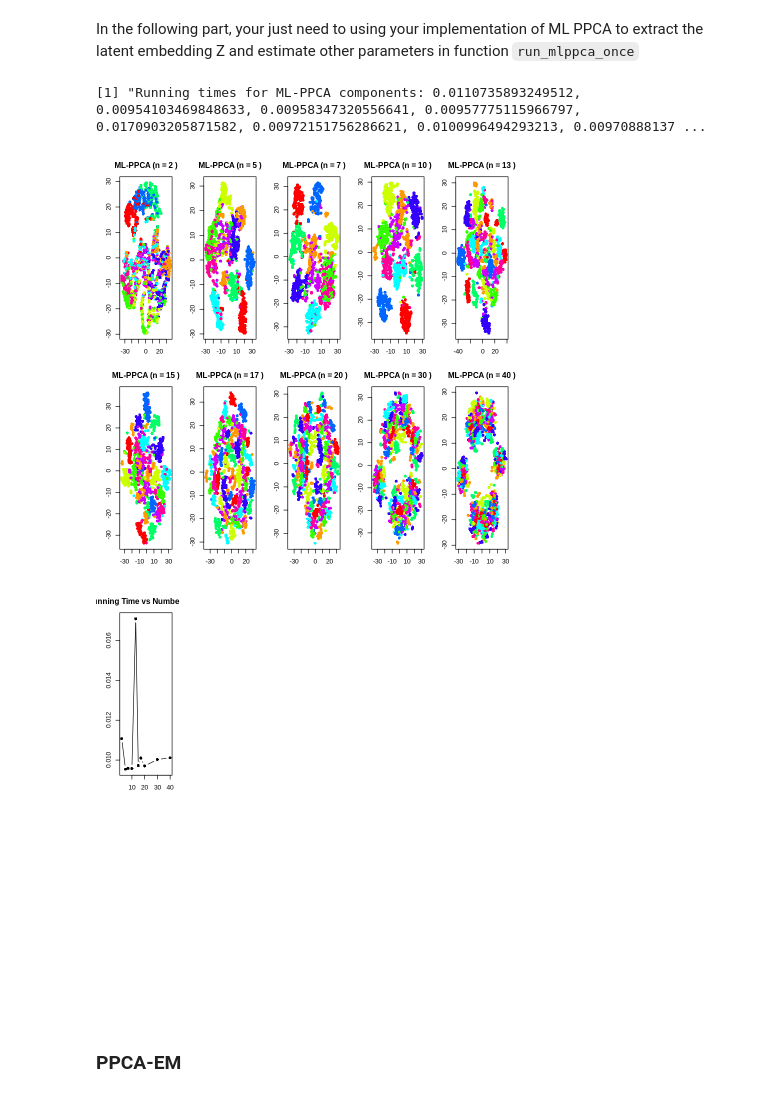
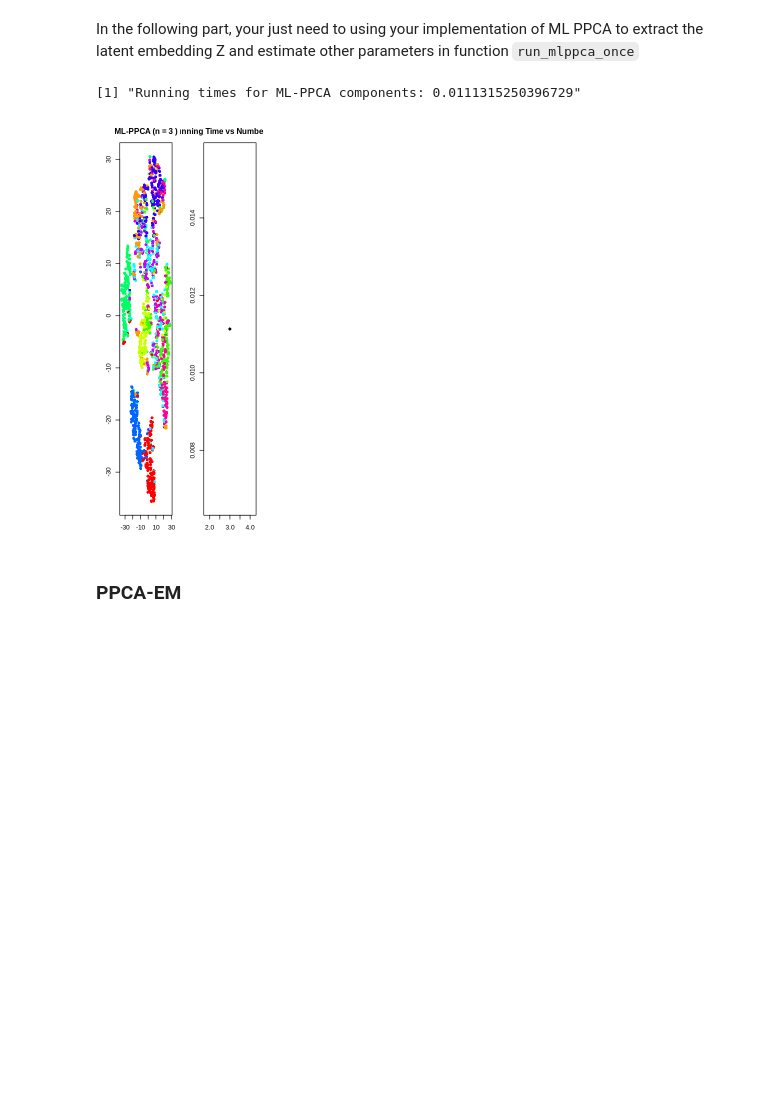
Before and after one commit to RonnieXIE2001/assi, a Jupyter notebook: Assignment1/code_R.ipynb, the cells around one changed output. Cells and saved outputs as stored; diff of their text form; code cells hidden in the pictures; blank space fills up the shorter version.

```diff
--- a/Assignment1/code_R.ipynb
+++ b/Assignment1/code_R.ipynb
@@ -454,11 +431,10 @@ compare_mlpca_components <- function(X, y, components_list = c(2, 5, 10, 20), n_
 # %%
 components_to_try <- c(2, 5, 7, 10, 13, 15, 17, 20, 30, 40)
 # set the number of runs to 1 for debugging and set the number of components to 3 for final submission
-compare_mlpca_components(X, y, components_list = components_to_try, n_runs=1)
+compare_mlpca_components(X, y, components_list = 3 , n_runs=1)
 # %% [output]
-[1] "Running times for ML-PPCA components: 0.0110735893249512, 0.00954103469848633, 0.00958347320556641, 0.00957775115966797, 0.0170903205871582, 0.00972151756286621, 0.0100996494293213, 0.00970888137 ...
+[1] "Running times for ML-PPCA components: 0.0111315250396729"
-[figure, old version]
+[figure, new version]
-[figure, removed]
 # %% [markdown]
 ### PPCA-EM
 # %% [markdown]
```
Also changed, not shown: parts of 6 cells of this notebook.
